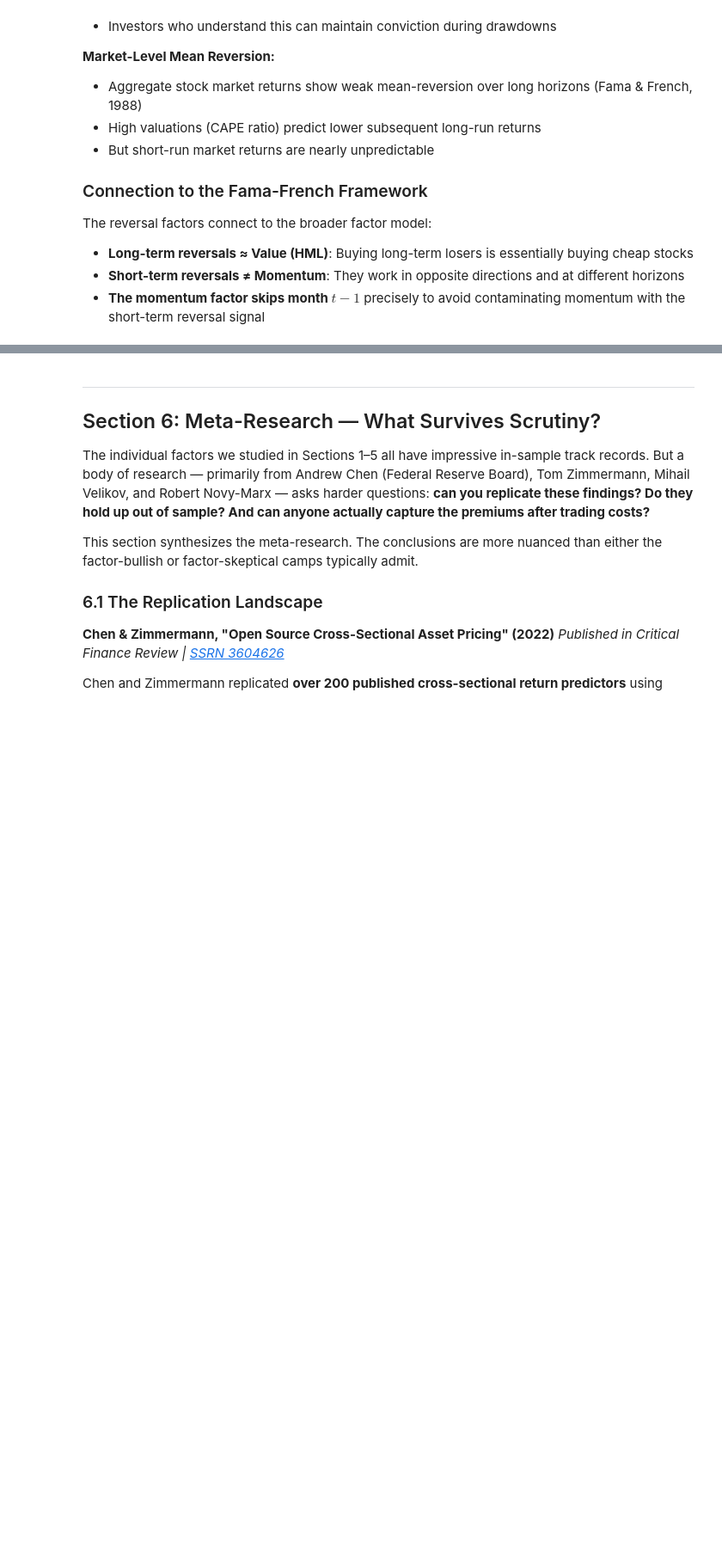
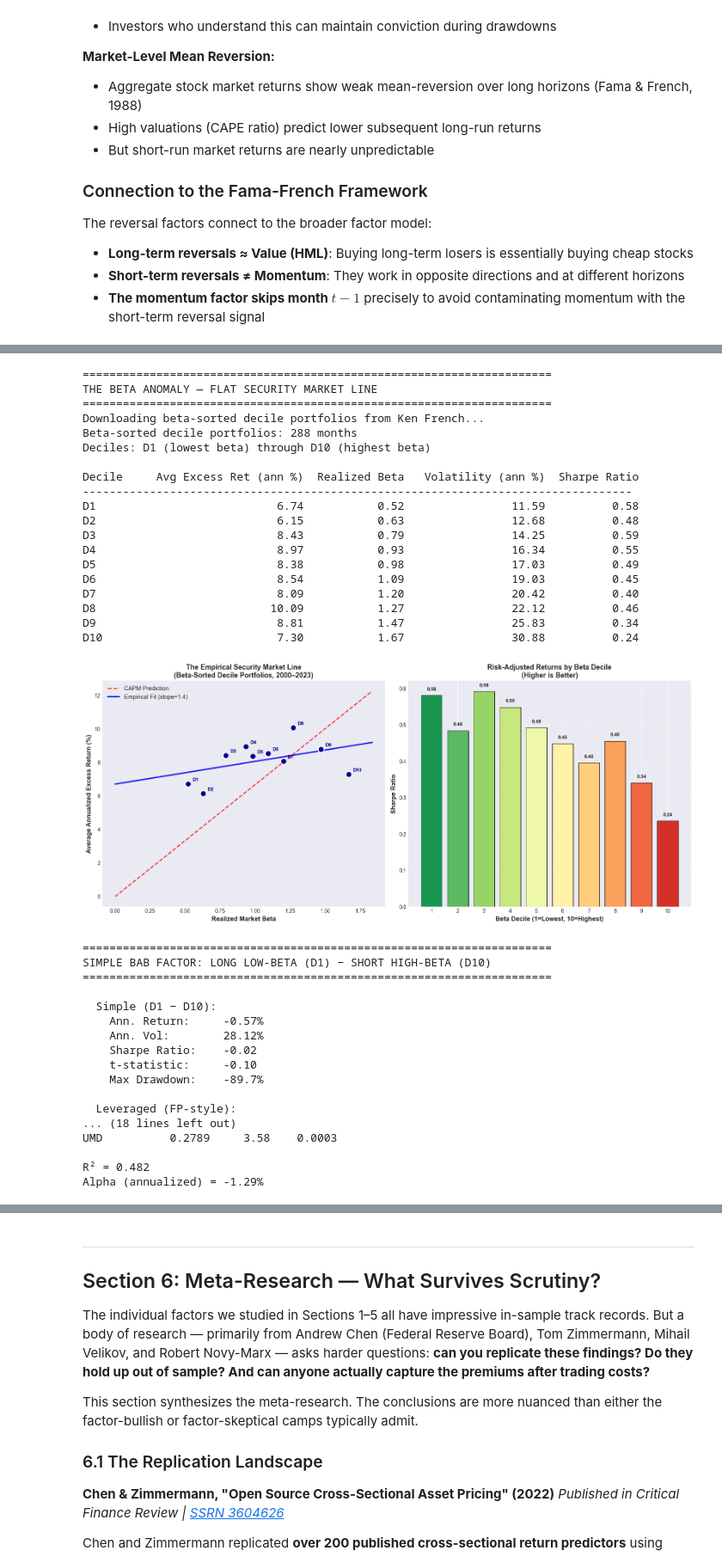
Before and after one commit to beachnoir/FamaFrench, a Jupyter notebook: 04_Advanced_Factor_Models.ipynb, the cells around one changed output, grey strips where cells are left out. Shown at 86% size. Drawn from its saved outputs; the diff is of its cells as text; code cells hidden in the pictures; blank space fills up the shorter version.

Commit message:
Fix betting against beta section

```diff
--- a/04_Advanced_Factor_Models.ipynb
+++ b/04_Advanced_Factor_Models.ipynb
@@ -1441,10 +1474,11 @@ print("="*70)
 def download_beta_portfolios():
     """Download beta-sorted DECILE portfolio returns from Ken French's library.
 
-    The 'Portfolios_Formed_on_BETA' file contains multiple sections
-    (quintile and decile, value-weighted and equal-weighted, monthly and
-    annual). We extract the first section that has 10 data columns —
-    the value-weighted monthly decile returns.
+    The 'Portfolios_Formed_on_BETA' file has sections for VW returns,
+    EW returns, number of firms, and average size. Each row contains
+    both quintile (5 cols) and decile (10 cols) portfolios side by side.
+    We extract the first section with ≥10 data columns (VW monthly
+    returns) and keep only the 10 decile columns (Lo 10 through Hi 10).
     """
     import re, tempfile, urllib.request, zipfile, os
     from io import StringIO
@@ -1508,8 +1542,9 @@ def download_beta_portfolios():
     csv_text = '\n'.join(target)
     df = pd.read_csv(StringIO(csv_text), header=None, index_col=0)
 
-    # Keep only the first 10 data columns and label them D1..D10
-    df = df.iloc[:, :10]
+    # The file puts quintile (5 cols) then decile (10 cols) in one row.
+    # Skip the first 5 quintile columns and keep the 10 decile columns.
+    df = df.iloc[:, 5:15]
     df.columns = [f'D{i+1}' for i in range(10)]
 
     df.index = pd.to_datetime(df.index.astype(str).str.strip(), format='%Y%m')
@@ -1689,34 +1724,72 @@ ax.legend(fontsize=10)
 ax.grid(True, alpha=0.3)
 
 # Drawdown of BAB
 ax = axes[1]
 dd_bab = (cum_bab / cum_bab.cummax() - 1) * 100
 ax.fill_between(dd_bab.index, dd_bab, 0, alpha=0.4, color='darkblue')
 ax.plot(dd_bab.index, dd_bab, linewidth=1, color='darkblue')
 ax.set_title('BAB Factor Drawdowns', fontsize=13, fontweight='bold')
 ax.set_ylabel('Drawdown (%)')
 ax.grid(True, alpha=0.3)
 
 plt.tight_layout()
 plt.savefig('bab_factor_performance.png', dpi=100, bbox_inches='tight')
 plt.show()
 
 print("""
 KEY FINDINGS:
 1. The empirical SML is MUCH FLATTER than the CAPM predicts. Low-beta stocks
    earn nearly as much (or more) than high-beta stocks — despite taking less
    market risk.
 
 2. On a RISK-ADJUSTED basis (Sharpe ratio), low-beta deciles dominate. This
    is the core of the beta anomaly.
 
-3. A simple BAB factor (long low-beta, short high-beta) earns positive returns,
-   but whether it survives after FF5 + Momentum controls is an empirical
-   question — much of the BAB alpha may be explained by value (HML) and
-   profitability (RMW) loadings.
+3. A simple BAB factor (D1 − D10) has near-zero returns, but the LEVERAGED
+   version (Frazzini-Pedersen style) earns positive returns. After FF5 +
+   Momentum controls, the alpha vanishes — BAB's returns are largely explained
+   by profitability (RMW) and investment (CMA) loadings, not value (HML).
 
 4. IMPLEMENTATION CHALLENGE: As Novy-Marx & Velikov (2022) emphasize, BAB
    profits are concentrated in micro-caps and disappear under realistic trading
    costs. This is a strategy that works beautifully on paper but is hard to
    capture in practice.
 """)
+# %% [output]
+======================================================================
+THE BETA ANOMALY — FLAT SECURITY MARKET LINE
+======================================================================
+Downloading beta-sorted decile portfolios from Ken French...
+Beta-sorted decile portfolios: 288 months
+Deciles: D1 (lowest beta) through D10 (highest beta)
+
+Decile     Avg Excess Ret (ann %)  Realized Beta   Volatility (ann %)  Sharpe Ratio
+----------------------------------------------------------------------------------
+D1                           6.74           0.52                11.59          0.58
+D2                           6.15           0.63                12.68          0.48
+D3                           8.43           0.79                14.25          0.59
+D4                           8.97           0.93                16.34          0.55
+D5                           8.38           0.98                17.03          0.49
+D6                           8.54           1.09                19.03          0.45
+D7                           8.09           1.20                20.42          0.40
+D8                          10.09           1.27                22.12          0.46
+D9                           8.81           1.47                25.83          0.34
+D10                          7.30           1.67                30.88          0.24
+[figure, added]
+======================================================================
+SIMPLE BAB FACTOR: LONG LOW-BETA (D1) − SHORT HIGH-BETA (D10)
+======================================================================
+
+  Simple (D1 − D10):
+    Ann. Return:     -0.57%
+    Ann. Vol:        28.12%
+    Sharpe Ratio:    -0.02
+    t-statistic:     -0.10
+    Max Drawdown:    -89.7%
+
+  Leveraged (FP-style):
+... (18 lines left out)
+UMD          0.2789     3.58    0.0003
+
+R² = 0.482
+Alpha (annualized) = -1.29%
```
Also changed, not shown: parts of 5 cells of this notebook.
